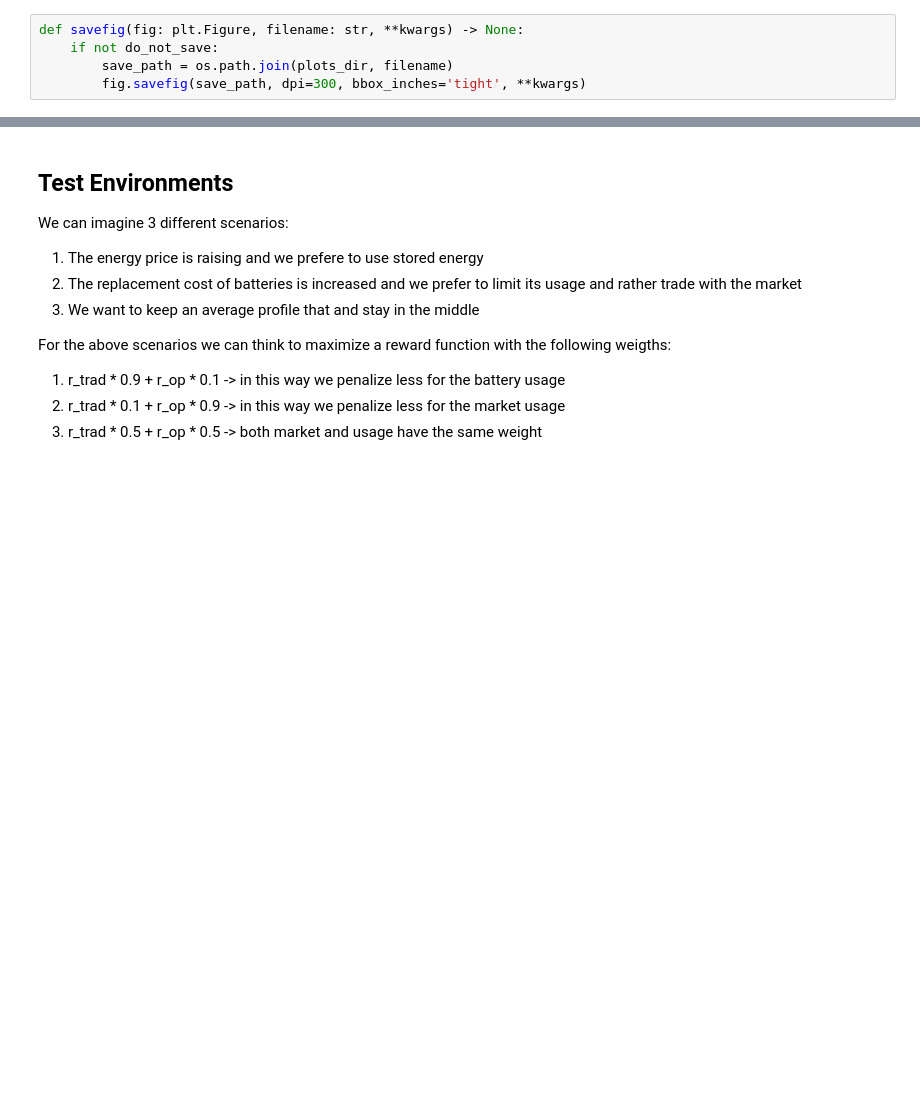
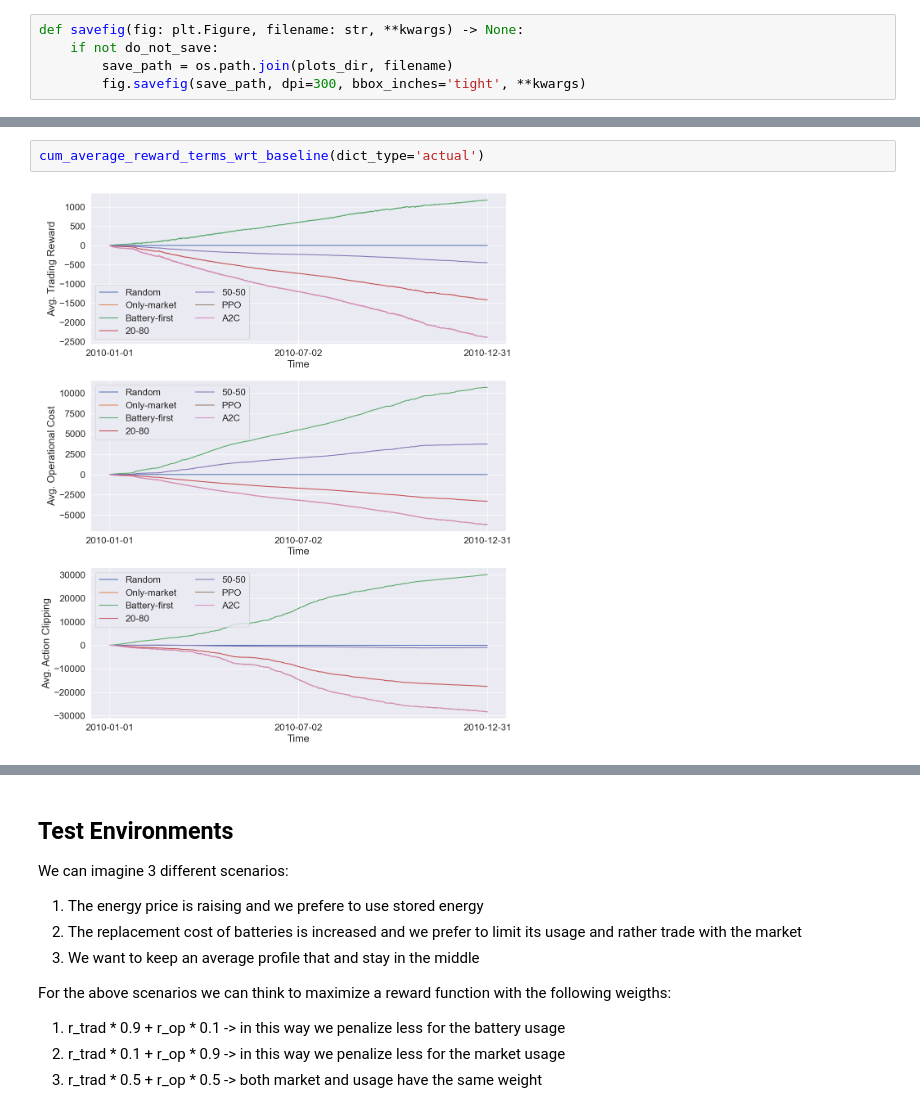
Before and after one commit to Daveonwave/ErNESTO-gym, a Jupyter notebook: examples/single_agent/results_analysis.ipynb, the cells around one changed output, grey strips where cells are left out. Drawn from its saved outputs; the diff is of its cells as text; blank space fills up the shorter version.

```diff
--- a/examples/single_agent/results_analysis.ipynb
+++ b/examples/single_agent/results_analysis.ipynb
@@ -279,0 +341,4 @@ single_policy_plot_rewards_terms(policy='PPO', dict_type='actual')
+# %%
+cum_average_reward_terms_wrt_baseline(dict_type='actual')
+# %% [output]
+[figure, added]
```
Also changed, not shown: parts of 15 cells of this notebook, 16 other files.
